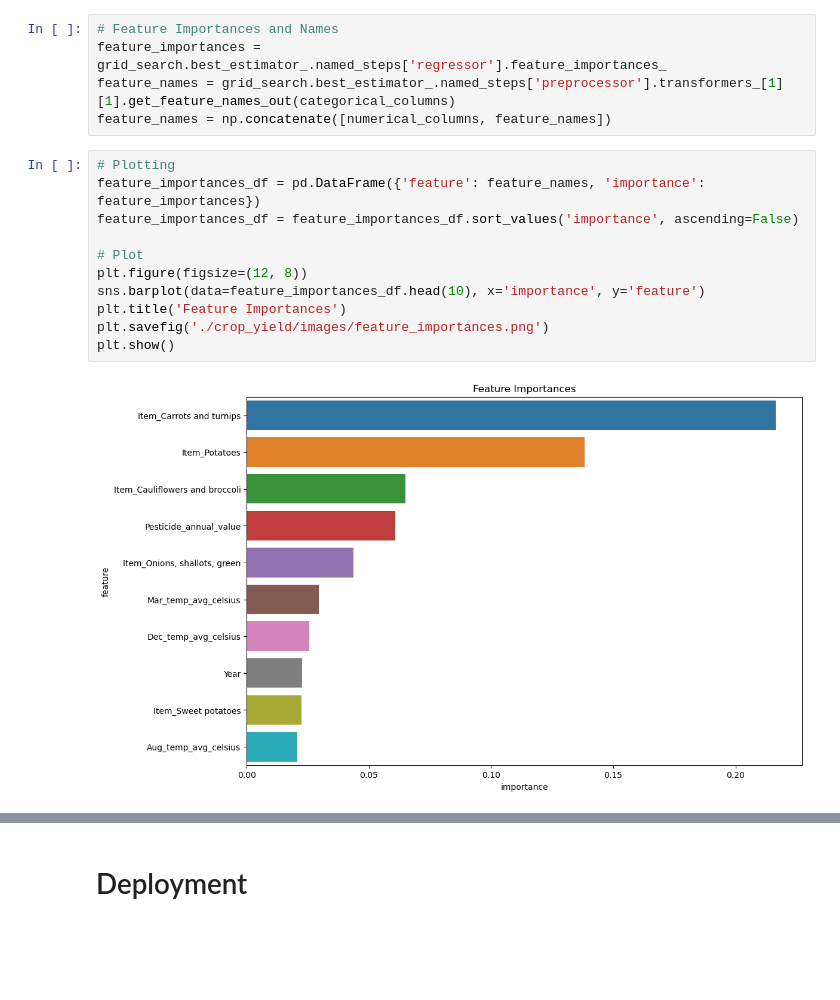
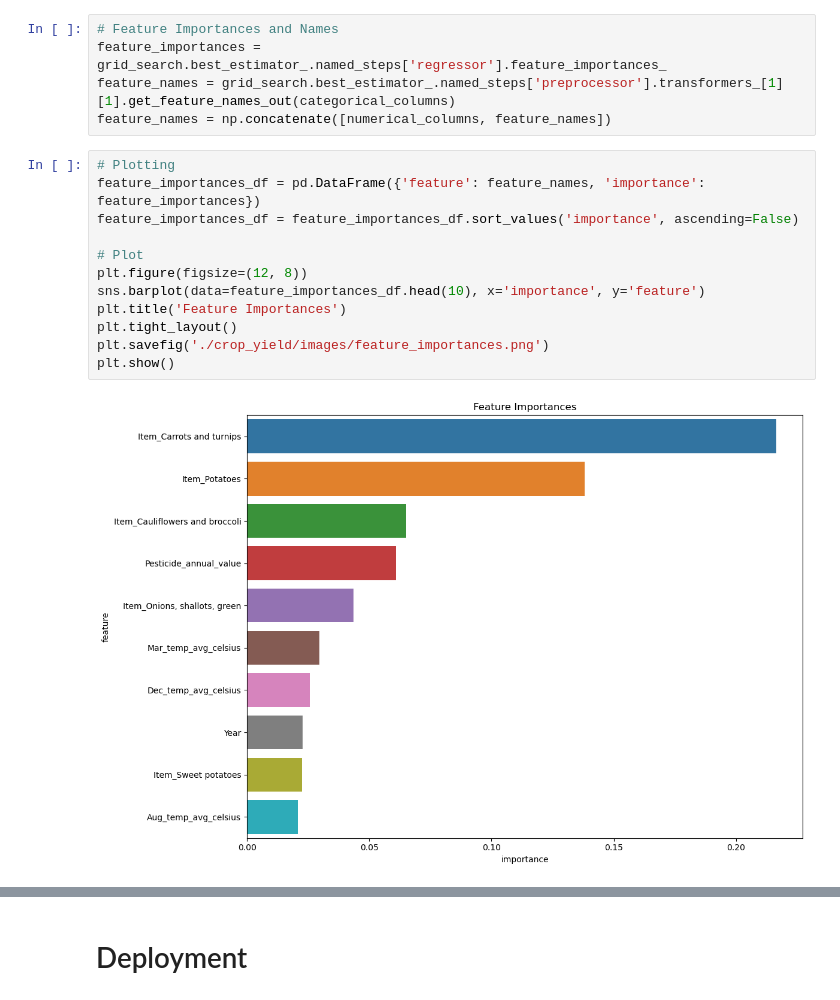
Before and after one commit to 1nm1/BHAIML_portfolio, a Jupyter notebook: module_20/capstone.ipynb, the cells around one changed output, grey strips where cells are left out. Drawn from its saved outputs; the diff is of its cells as text; blank space fills up the shorter version.

```diff
--- a/module_20/capstone.ipynb
+++ b/module_20/capstone.ipynb
@@ -626,16 +626,17 @@ feature_names = np.concatenate([numerical_columns, feature_names])
 # %%
 # Plotting
 feature_importances_df = pd.DataFrame({'feature': feature_names, 'importance': feature_importances})
 feature_importances_df = feature_importances_df.sort_values('importance', ascending=False)
 
 # Plot
 plt.figure(figsize=(12, 8))
 sns.barplot(data=feature_importances_df.head(10), x='importance', y='feature')
 plt.title('Feature Importances')
+plt.tight_layout()
 plt.savefig('./crop_yield/images/feature_importances.png')
 plt.show()
 # %% [output]
-[figure, old version]
+[figure, new version]
 # %%
 # Removing crop items and looking at other features
 no_items_feature_importances_df = feature_importances_df[feature_importances_df['feature'].str.contains('Item') == False]
```
Also changed, not shown: parts of 1 cell of this notebook, 38 other files.
